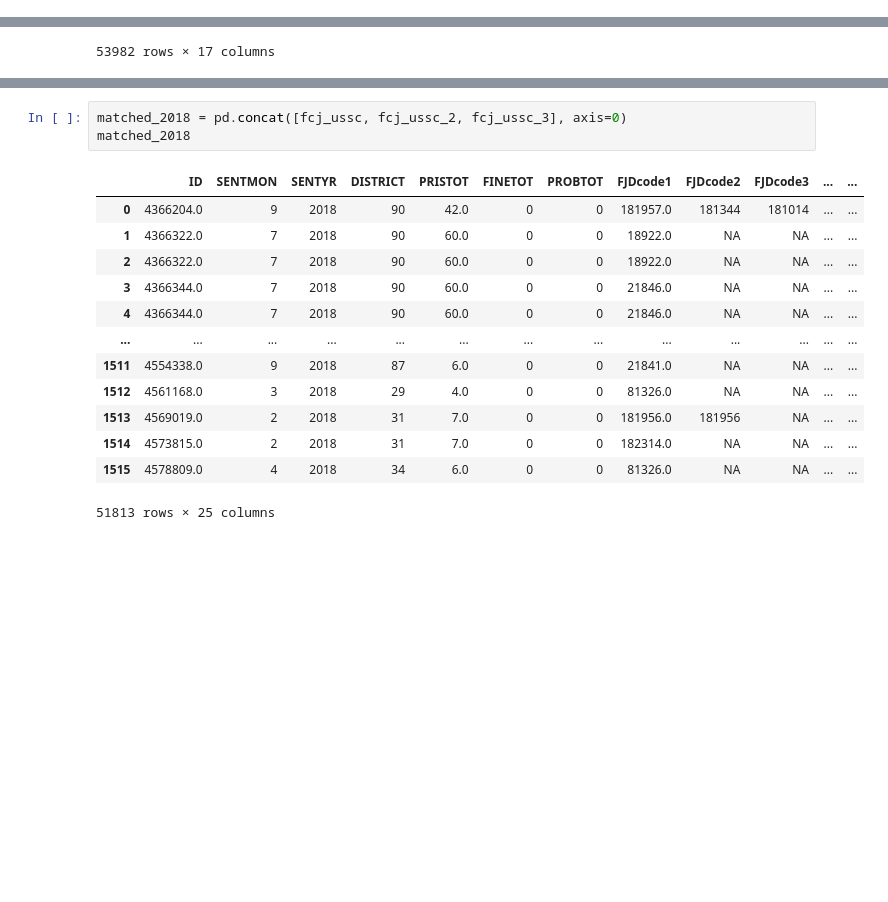
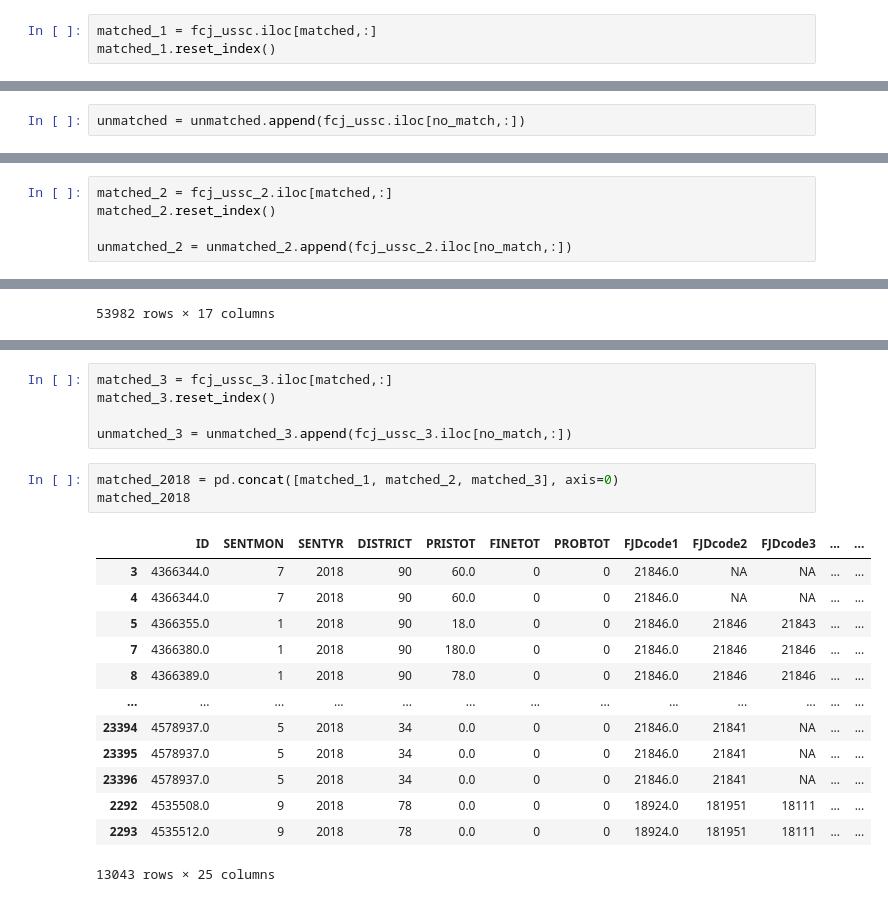
Before and after one commit to shiramichel/just-fair, a Jupyter notebook: merge_match_2018.ipynb, the cells around one changed output, grey strips where cells are left out. Drawn from its saved outputs; the diff is of its cells as text; blank space fills up the shorter version.

Commit message:
modified matching code

```diff
--- a/merge_match_2018.ipynb
+++ b/merge_match_2018.ipynb
@@ -166,0 +74,3 @@ unmatched
+# %%
+matched_1 = fcj_ussc.iloc[matched,:]
+matched_1.reset_index()
@@ -181,6 +105,8 @@ unmatched
 | 129436 | NaN | 3 | 2018 | 65 | 0.10 | 0 | 0 | NaN | NaN | NaN | ... | ... |
 | 129437 | NaN | 5 | 2018 | 10 | 70.00 | 0 | 0 | NaN | NaN | NaN | ... | ... |
 129438 rows × 25 columns
+# %%
+unmatched = unmatched.append(fcj_ussc.iloc[no_match,:])
 # %%
 unmatched = unmatched.drop_duplicates()
 unmatched
@@ -289,6 +227,11 @@ unmatched_2
 | 142896 | NaN | 8 | 2018 | 91 | 240.0 | 0 | 0 | NaN | NaN | NaN | ... | ... |
 | 142897 | NaN | 5 | 2018 | 10 | 70.0 | 0 | 0 | NaN | NaN | NaN | ... | ... |
 142898 rows × 25 columns
+# %%
+matched_2 = fcj_ussc_2.iloc[matched,:]
+matched_2.reset_index()
+
+unmatched_2 = unmatched_2.append(fcj_ussc_2.iloc[no_match,:])
 # %%
 unmatched_fjc_2 = (unmatched_2 >>
 mask(unmatched_2.USSCIDN.isna()) >>
@@ -383,20 +338,25 @@ unmatched_3
+# %%
+matched_3 = fcj_ussc_3.iloc[matched,:]
+matched_3.reset_index()
+
+unmatched_3 = unmatched_3.append(fcj_ussc_3.iloc[no_match,:])
 # %%
-matched_2018 = pd.concat([fcj_ussc, fcj_ussc_2, fcj_ussc_3], axis=0)
+matched_2018 = pd.concat([matched_1, matched_2, matched_3], axis=0)
 matched_2018
 # %% [output]
 |  | ID | SENTMON | SENTYR | DISTRICT | PRISTOT | FINETOT | PROBTOT | FJDcode1 | FJDcode2 | FJDcode3 | ... | ... |
-| 0 | 4366204.0 | 9 | 2018 | 90 | 42.0 | 0 | 0 | 181957.0 | 181344 | 181014 | ... | ... |
-| 1 | 4366322.0 | 7 | 2018 | 90 | 60.0 | 0 | 0 | 18922.0 | NA | NA | ... | ... |
-| 2 | 4366322.0 | 7 | 2018 | 90 | 60.0 | 0 | 0 | 18922.0 | NA | NA | ... | ... |
 | 3 | 4366344.0 | 7 | 2018 | 90 | 60.0 | 0 | 0 | 21846.0 | NA | NA | ... | ... |
 | 4 | 4366344.0 | 7 | 2018 | 90 | 60.0 | 0 | 0 | 21846.0 | NA | NA | ... | ... |
+| 5 | 4366355.0 | 1 | 2018 | 90 | 18.0 | 0 | 0 | 21846.0 | 21846 | 21843 | ... | ... |
+| 7 | 4366380.0 | 1 | 2018 | 90 | 180.0 | 0 | 0 | 21846.0 | 21846 | 21846 | ... | ... |
+| 8 | 4366389.0 | 1 | 2018 | 90 | 78.0 | 0 | 0 | 21846.0 | 21846 | 21846 | ... | ... |
 | ... | ... | ... | ... | ... | ... | ... | ... | ... | ... | ... | ... | ... |
-| 1511 | 4554338.0 | 9 | 2018 | 87 | 6.0 | 0 | 0 | 21841.0 | NA | NA | ... | ... |
-| 1512 | 4561168.0 | 3 | 2018 | 29 | 4.0 | 0 | 0 | 81326.0 | NA | NA | ... | ... |
-| 1513 | 4569019.0 | 2 | 2018 | 31 | 7.0 | 0 | 0 | 181956.0 | 181956 | NA | ... | ... |
-| 1514 | 4573815.0 | 2 | 2018 | 31 | 7.0 | 0 | 0 | 182314.0 | NA | NA | ... | ... |
-| 1515 | 4578809.0 | 4 | 2018 | 34 | 6.0 | 0 | 0 | 81326.0 | NA | NA | ... | ... |
+| 23394 | 4578937.0 | 5 | 2018 | 34 | 0.0 | 0 | 0 | 21846.0 | 21841 | NA | ... | ... |
+| 23395 | 4578937.0 | 5 | 2018 | 34 | 0.0 | 0 | 0 | 21846.0 | 21841 | NA | ... | ... |
+| 23396 | 4578937.0 | 5 | 2018 | 34 | 0.0 | 0 | 0 | 21846.0 | 21841 | NA | ... | ... |
+| 2292 | 4535508.0 | 9 | 2018 | 78 | 0.0 | 0 | 0 | 18924.0 | 181951 | 18111 | ... | ... |
+| 2293 | 4535512.0 | 9 | 2018 | 78 | 0.0 | 0 | 0 | 18924.0 | 181951 | 18111 | ... | ... |
-51813 rows × 25 columns
+13043 rows × 25 columns
 # %%
 matched_2018.drop_duplicates(subset=['USSCIDN', 'ID'])
 matched_2018
```
Also changed, not shown: parts of 23 cells of this notebook.
